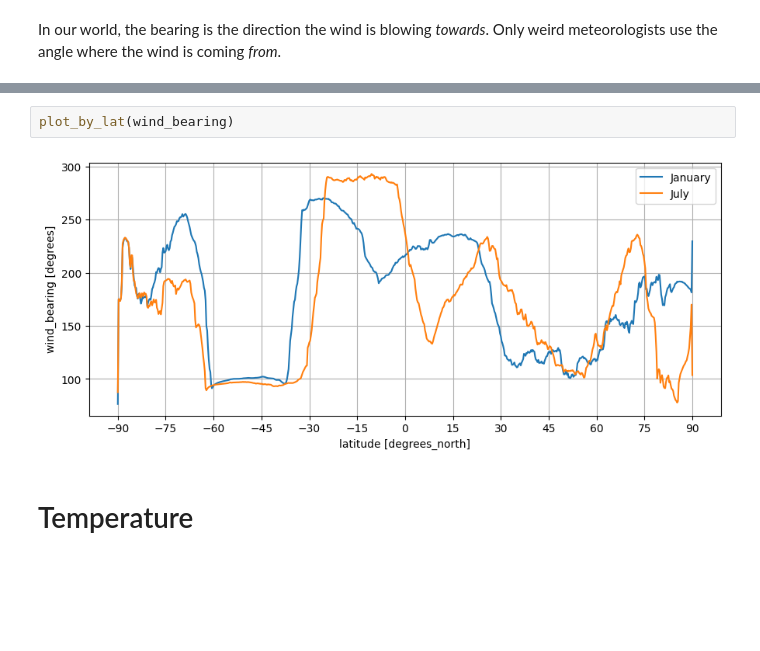
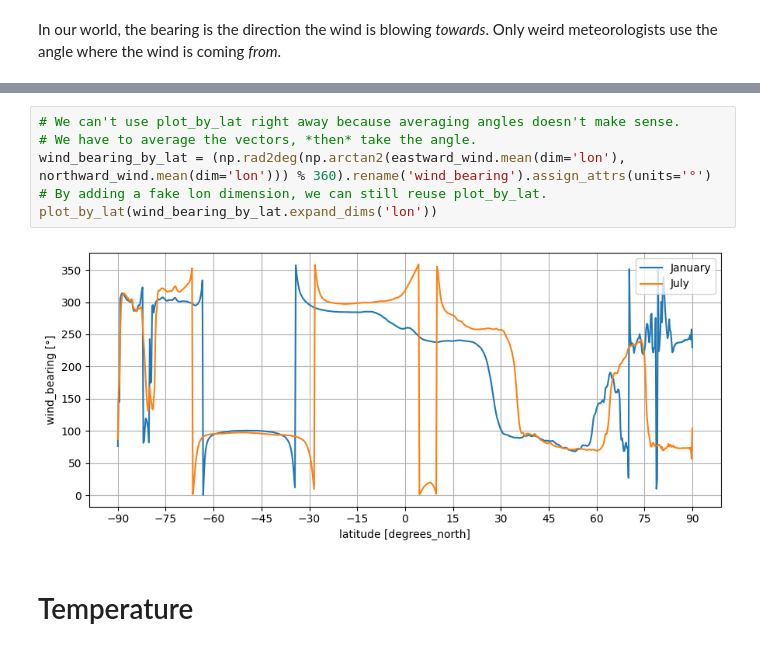
Before and after one commit to ttencate/global_climate, a Jupyter notebook: global_climate.ipynb, the cells around one changed output, grey strips where cells are left out. Saved outputs shown, nothing was run; the diff lists cells and outputs as text; blank space fills up the shorter version.

Commit message:
Fix wind bearing plot

```diff
--- a/global_climate.ipynb
+++ b/global_climate.ipynb
@@ -146,7 +146,11 @@ plot_map(wind_bearing, cmap='twilight')
 # %%
-plot_by_lat(wind_bearing)
+# We can't use plot_by_lat right away because averaging angles doesn't make sense.
+# We have to average the vectors, *then* take the angle.
+wind_bearing_by_lat = (np.rad2deg(np.arctan2(eastward_wind.mean(dim='lon'), northward_wind.mean(dim='lon'))) % 360).rename('wind_bearing').assign_attrs(units='°')
+# By adding a fake lon dimension, we can still reuse plot_by_lat.
+plot_by_lat(wind_bearing_by_lat.expand_dims('lon'))
 # %% [output]
-[figure, old version]
+[figure, new version]
 # %% [markdown]
 # Temperature
 # %%
```
Also changed, not shown: parts of 2 cells of this notebook.
